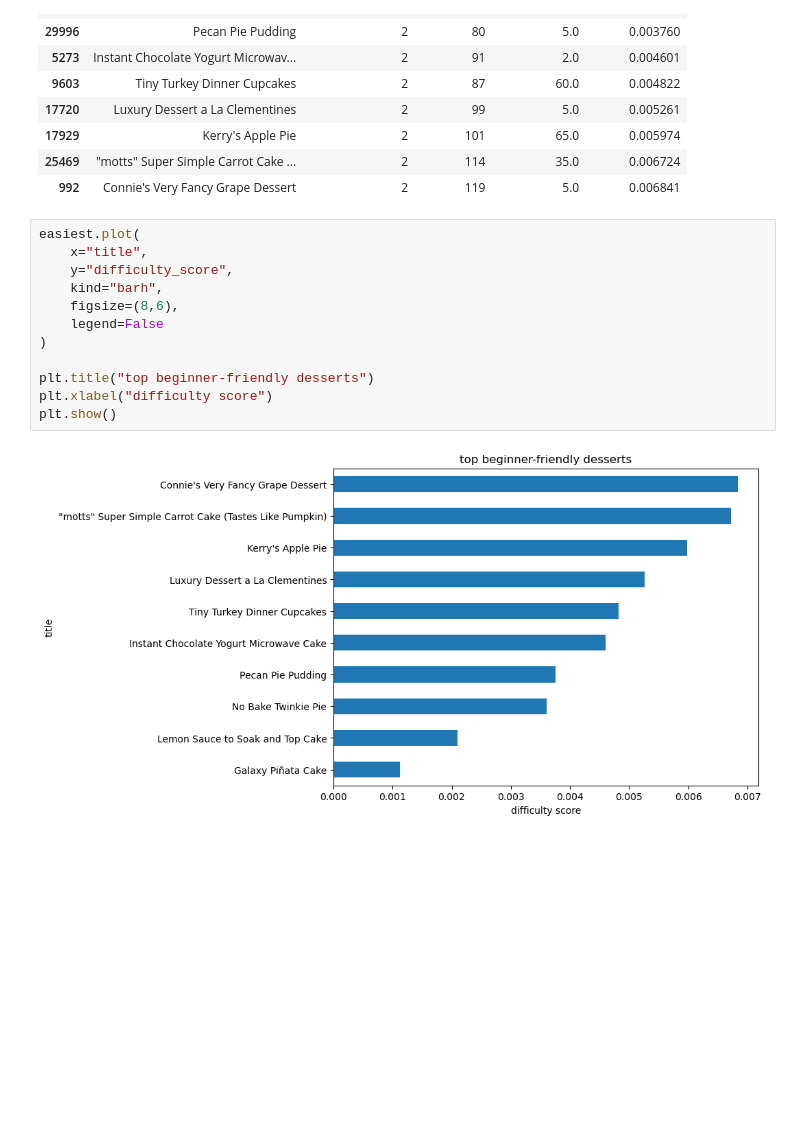
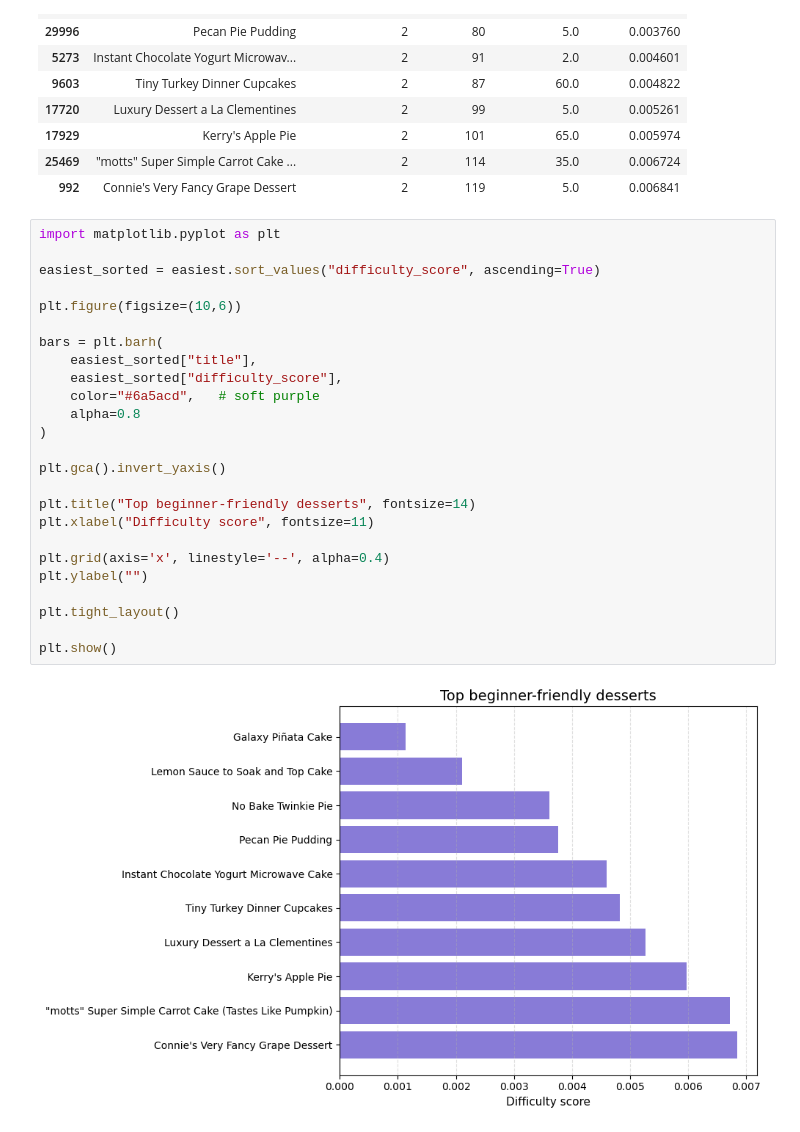
Before and after one commit to ggerymmm/DessertsAnalysis, a Jupyter notebook: Starting.ipynb, the cells around one changed output. Cells and saved outputs as stored; diff of their text form; blank space fills up the shorter version.

Commit message:
Change the plot for the fourth analysis
Made a more visually appealing plot

```diff
--- a/Starting.ipynb
+++ b/Starting.ipynb
@@ -294,16 +297,29 @@ easiest[["title", "ingredient_count", "step_count", "total_minutes", "difficulty
 | 25469 | "motts" Super Simple Carrot Cake ... | 2 | 114 | 35.0 | 0.006724 |
 | 992 | Connie's Very Fancy Grape Dessert | 2 | 119 | 5.0 | 0.006841 |
 # %%
-easiest.plot(
-    x="title",
-    y="difficulty_score",
-    kind="barh",
-    figsize=(8,6),
-    legend=False
+import matplotlib.pyplot as plt
+
+easiest_sorted = easiest.sort_values("difficulty_score", ascending=True)
+
+plt.figure(figsize=(10,6))
+
+bars = plt.barh(
+    easiest_sorted["title"],
+    easiest_sorted["difficulty_score"],
+    color="#6a5acd",   # soft purple
+    alpha=0.8
 )
 
-plt.title("top beginner-friendly desserts")
-plt.xlabel("difficulty score")
+plt.gca().invert_yaxis()
+
+plt.title("Top beginner-friendly desserts", fontsize=14)
+plt.xlabel("Difficulty score", fontsize=11)
+
+plt.grid(axis='x', linestyle='--', alpha=0.4)
+plt.ylabel("")
+
+plt.tight_layout()
+
 plt.show()
 # %% [output]
-[figure, old version]
+[figure, new version]
```
Also changed, not shown: parts of 1 cell of this notebook.
